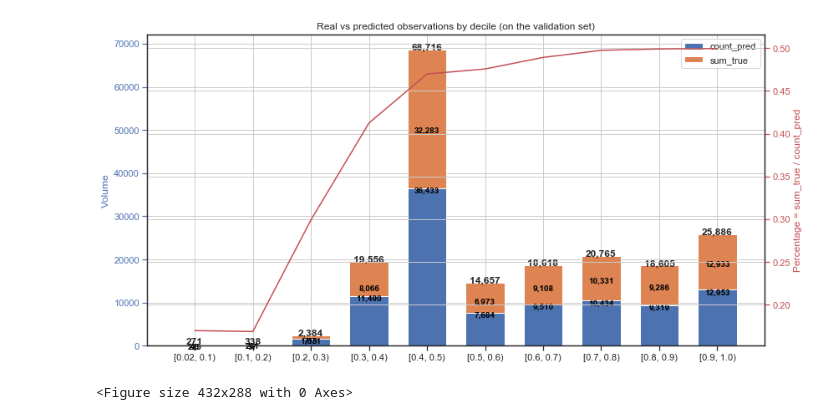
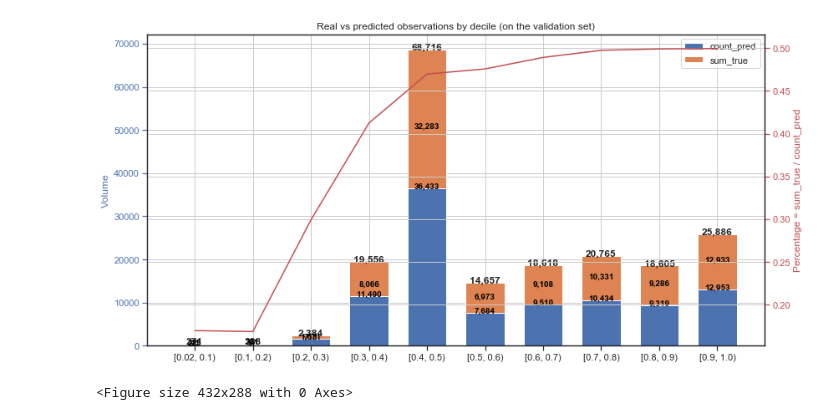
Before and after one commit to thomascayla/workshop, a Jupyter notebook: ipython_notebooks/notebook editor for compute_ofSVU3Pe.ipynb, the cells around one changed output. Drawn from its saved outputs; the diff is of its cells as text; code cells hidden in the pictures.

```diff
--- a/ipython_notebooks/notebook editor for compute_ofSVU3Pe.ipynb
+++ b/ipython_notebooks/notebook editor for compute_ofSVU3Pe.ipynb
@@ -48,35 +48,35 @@ for i, total in enumerate(df_by_deciles.total):
     ax1.text(df_by_deciles.total.index[i], total + y_offset, '{:,}'.format(round(total)), ha='center', weight='bold')
 
 # For each patch (basically each rectangle within the bar), add a label.
 for bar in ax1.patches:
     ax1.text(
       # Put the text in the middle of each bar. get_x returns the start
       # so we add half the width to get to the middle.
       bar.get_x() + bar.get_width() / 2,
       # Vertically, add the height of the bar to the start of the bar,
       # along with the offset.
-      bar.get_height() + (bar.get_y() / 2) - 1000,
+      bar.get_height() + bar.get_y() / 2,
       # This is actual value we'll show.
       #round(bar.get_height()),
       '{:,}'.format(round(bar.get_height())),
       # Center the labels and style them a bit.
       ha='center',
       color='black',
       weight='bold',
       size=10
     )
 
 ax2 = ax1.twinx()
 color = 'r'
 ax2.plot(labels, validation_ratio, color=color)
 ax2.set_ylabel('Percentage = sum_true / count_pred', color=color)
 ax2.tick_params('y', colors=color)
 
 plt.title('Real vs predicted observations by decile (on the validation set)')
 fig.tight_layout()
 plt.show()
 # %% [output]
-[figure, old version]
+[figure, new version]
 # %%
 # Save plot to folder
 folder_for_plot = dataiku.Folder("ofSVU3Pe")
```
